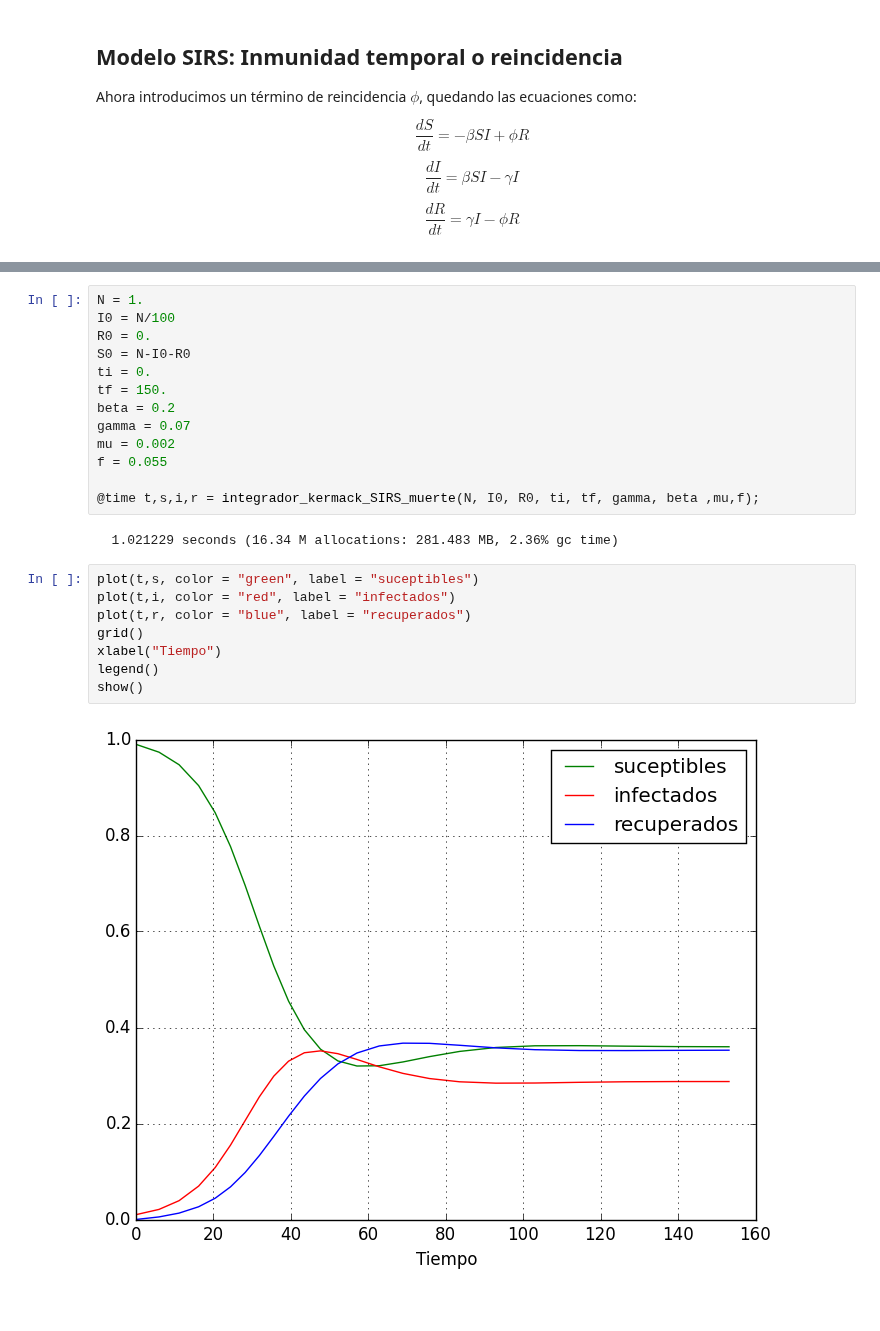
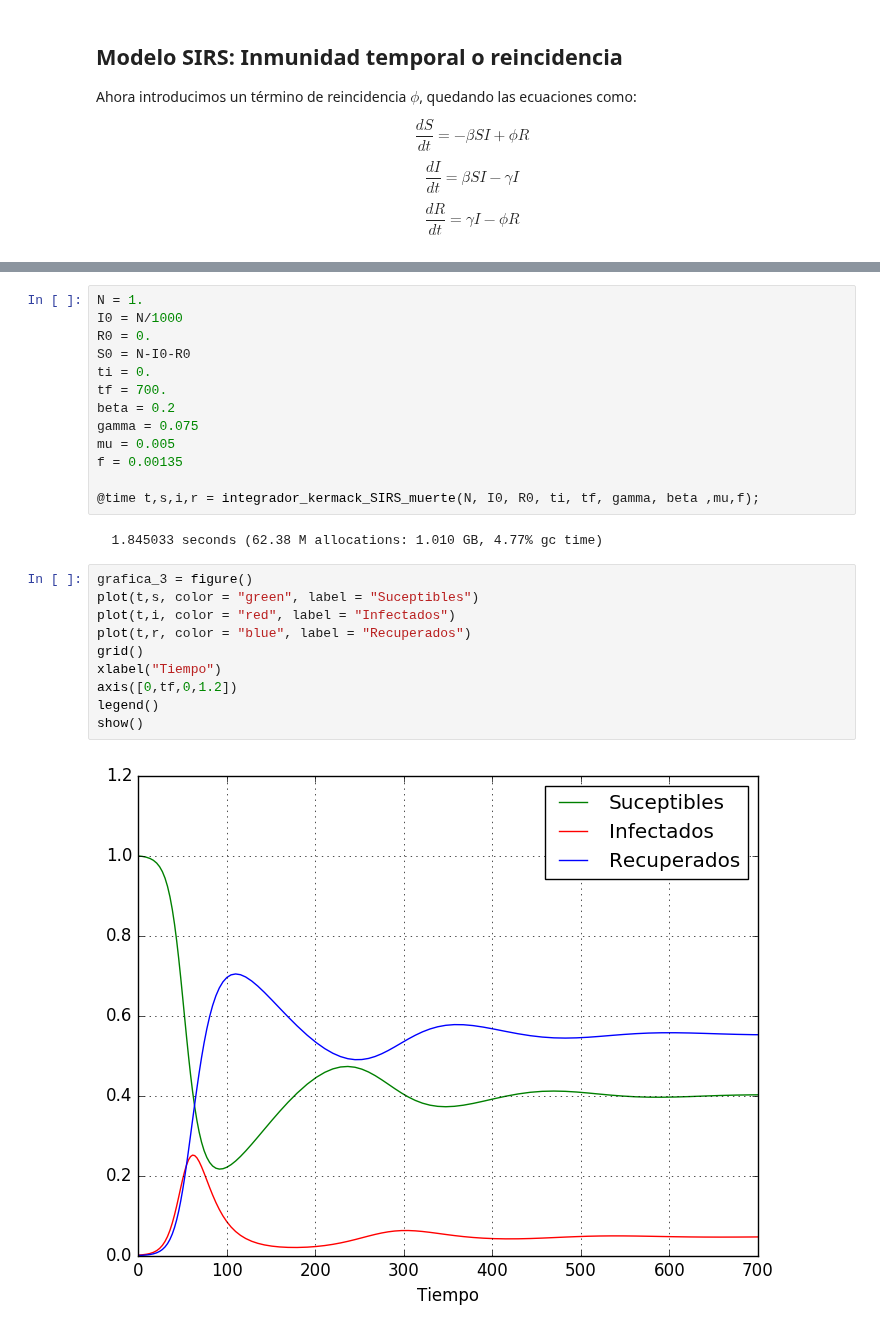
Before and after one commit to lbenet/2016-2_TSFisicaComputacional, a Jupyter notebook: tareas/yvestruz/Kermack_McKendrick_presentación.ipynb, the cells around one changed output, grey strips where cells are left out. Cells and saved outputs as stored; diff of their text form.

```diff
--- a/tareas/yvestruz/Kermack_McKendrick_presentación.ipynb
+++ b/tareas/yvestruz/Kermack_McKendrick_presentación.ipynb
@@ -326,26 +355,28 @@ Ahora consideraremos que hay una taza de natalidad $\mu$, la cual asumiremos que
 \end{array}
 # %%
 N = 1.
-I0 = N/100
+I0 = N/1000
 R0 = 0.
 S0 = N-I0-R0
 ti = 0.
-tf = 150.
+tf = 700.
 beta = 0.2
-gamma = 0.07
-mu = 0.002
-f = 0.055
+gamma = 0.075
+mu = 0.005
+f = 0.00135
 
 @time t,s,i,r = integrador_kermack_SIRS_muerte(N, I0, R0, ti, tf, gamma, beta ,mu,f);
 # %% [output]
-  1.021229 seconds (16.34 M allocations: 281.483 MB, 2.36% gc time)
+  1.845033 seconds (62.38 M allocations: 1.010 GB, 4.77% gc time)
 # %%
-plot(t,s, color = "green", label = "suceptibles")
-plot(t,i, color = "red", label = "infectados")
-plot(t,r, color = "blue", label = "recuperados")
+grafica_3 = figure()
+plot(t,s, color = "green", label = "Suceptibles")
+plot(t,i, color = "red", label = "Infectados")
+plot(t,r, color = "blue", label = "Recuperados")
 grid()
 xlabel("Tiempo")
+axis([0,tf,0,1.2])
 legend()
 show()
 # %% [output]
-[figure, old version]
+[figure, new version]
```
Also changed, not shown: parts of 24 cells of this notebook, 1 other file.
